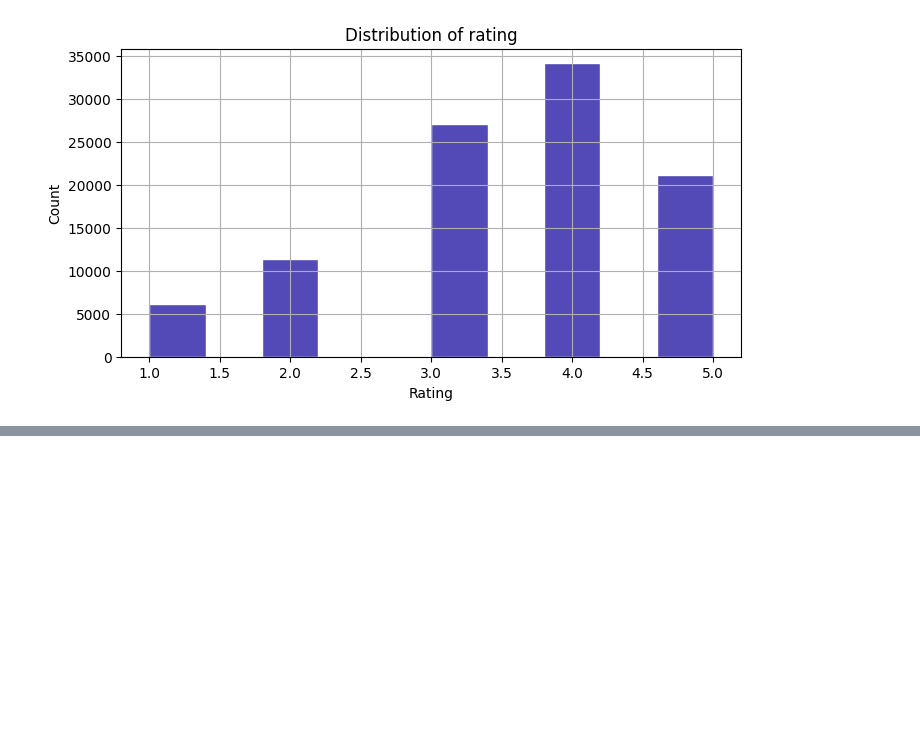
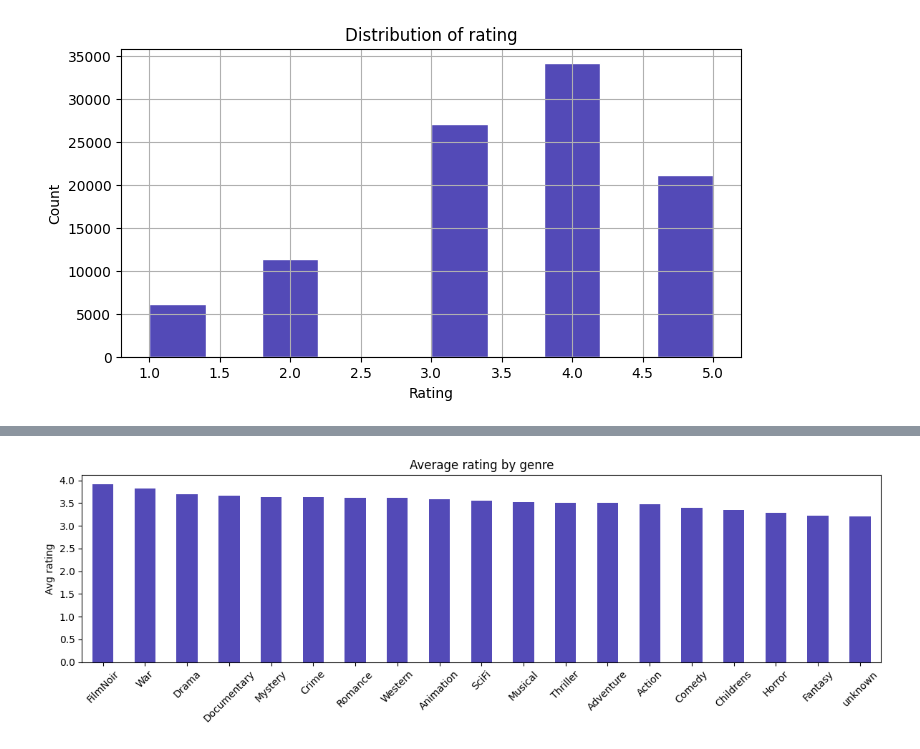
Before and after one commit to Asim8559/movie-recommender, a Jupyter notebook: recommender.ipynb, the cells around one changed output, grey strips where cells are left out. Saved outputs shown, nothing was run; the diff lists cells and outputs as text; code cells hidden in the pictures; blank space fills up the shorter version.

```diff
--- a/recommender.ipynb
+++ b/recommender.ipynb
@@ -143,0 +226,3 @@ plt.show()
+# %%
+merged = movies.merge(ratings,on='movieId')
+print(merged.head())
@@ -143,0 +247,12 @@ plt.show()
+# %%
+#genre_rating = merged.groupby('genre_names')['rating'].mean().sort_values(ascending=False)
+genre_ratings = {}
+for genre in genre_names:
+    #Get movieId that belong to the genre
+    genre_movies = movies[movies[genre]==1]['movieId']
+    #Get all ratings for those movies
+    avg = merged[merged['movieId'].isin(genre_movies)]['rating'].mean()
+    genre_ratings[genre] =round(avg,2)
+#caonvert to series
+genre_ratings = pd.Series(genre_ratings).sort_values(ascending=False)
+print(genre_ratings)
@@ -143,0 +280,9 @@ plt.show()
+# %%
+genre_ratings.plot(kind='bar',figsize=(12,4),color='#534AB7')
+plt.title('Average rating by genre')
+plt.ylabel('Avg rating')
+plt.xticks(rotation=45)
+plt.tight_layout()
+plt.show()
+# %% [output]
+[figure, added]
```
Also changed, not shown: parts of 7 cells of this notebook, 1 other file.
